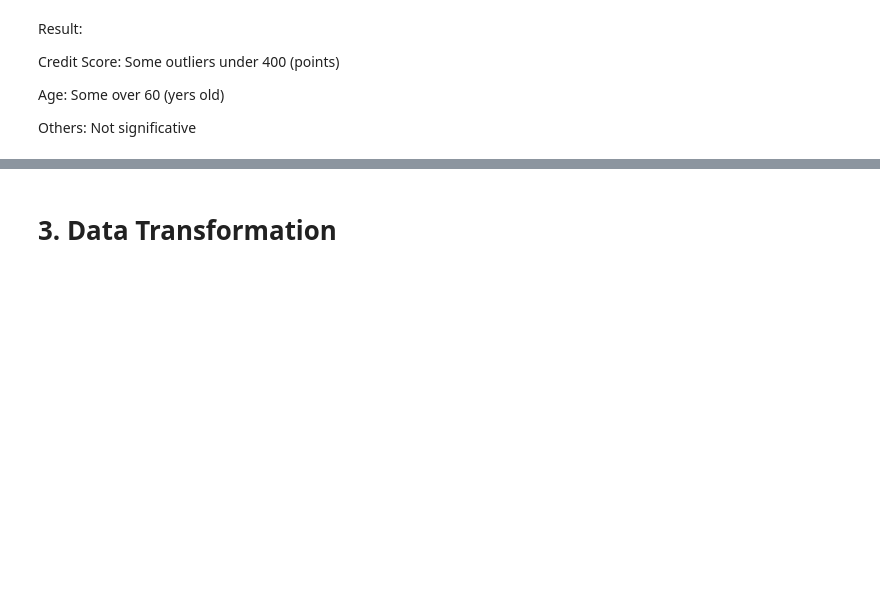
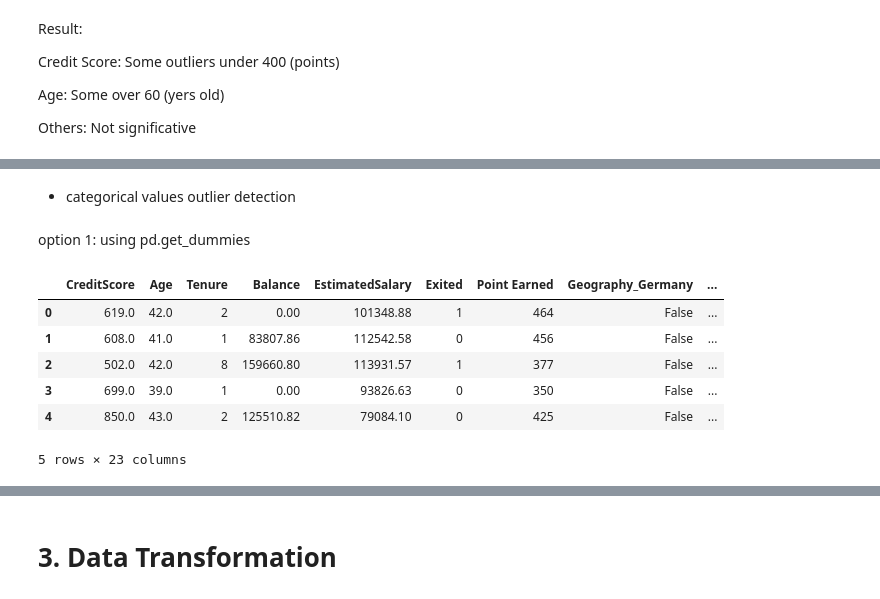
Before and after one commit to MateoPerezSuarez/Bank-Churn-Project, a Jupyter notebook: EDA_process.ipynb, the cells around one changed output, grey strips where cells are left out. Saved outputs shown, nothing was run; the diff lists cells and outputs as text; code cells hidden in the pictures; blank space fills up the shorter version.

```diff
--- a/EDA_process.ipynb
+++ b/EDA_process.ipynb
@@ -173,0 +168,19 @@ sigo luego
+# %% [markdown]
+- categorical values outlier detection
+# %%
+categorical_columns = ['Geography', 'Gender', 'NumOfProducts', 'HasCrCard', 'IsActiveMember', 'Complain', 'Satisfaction Score', 'Card Type']
+# %% [markdown]
+option 1: using pd.get_dummies
+# %%
+data_encoded = pd.get_dummies(data, columns=categorical_columns, drop_first=True)
+data_encoded = pd.get_dummies(data, columns=categorical_columns, drop_first=True)
+# %%
+data_encoded.head()
+# %% [output]
+|  | CreditScore | Age | Tenure | Balance | EstimatedSalary | Exited | Point Earned | Geography_Germany | ... |
+| 0 | 619.0 | 42.0 | 2 | 0.00 | 101348.88 | 1 | 464 | False | ... |
+| 1 | 608.0 | 41.0 | 1 | 83807.86 | 112542.58 | 0 | 456 | False | ... |
+| 2 | 502.0 | 42.0 | 8 | 159660.80 | 113931.57 | 1 | 377 | False | ... |
+| 3 | 699.0 | 39.0 | 1 | 0.00 | 93826.63 | 0 | 350 | False | ... |
+| 4 | 850.0 | 43.0 | 2 | 125510.82 | 79084.10 | 0 | 425 | False | ... |
+5 rows × 23 columns
```
Also changed, not shown: parts of 24 cells of this notebook.
